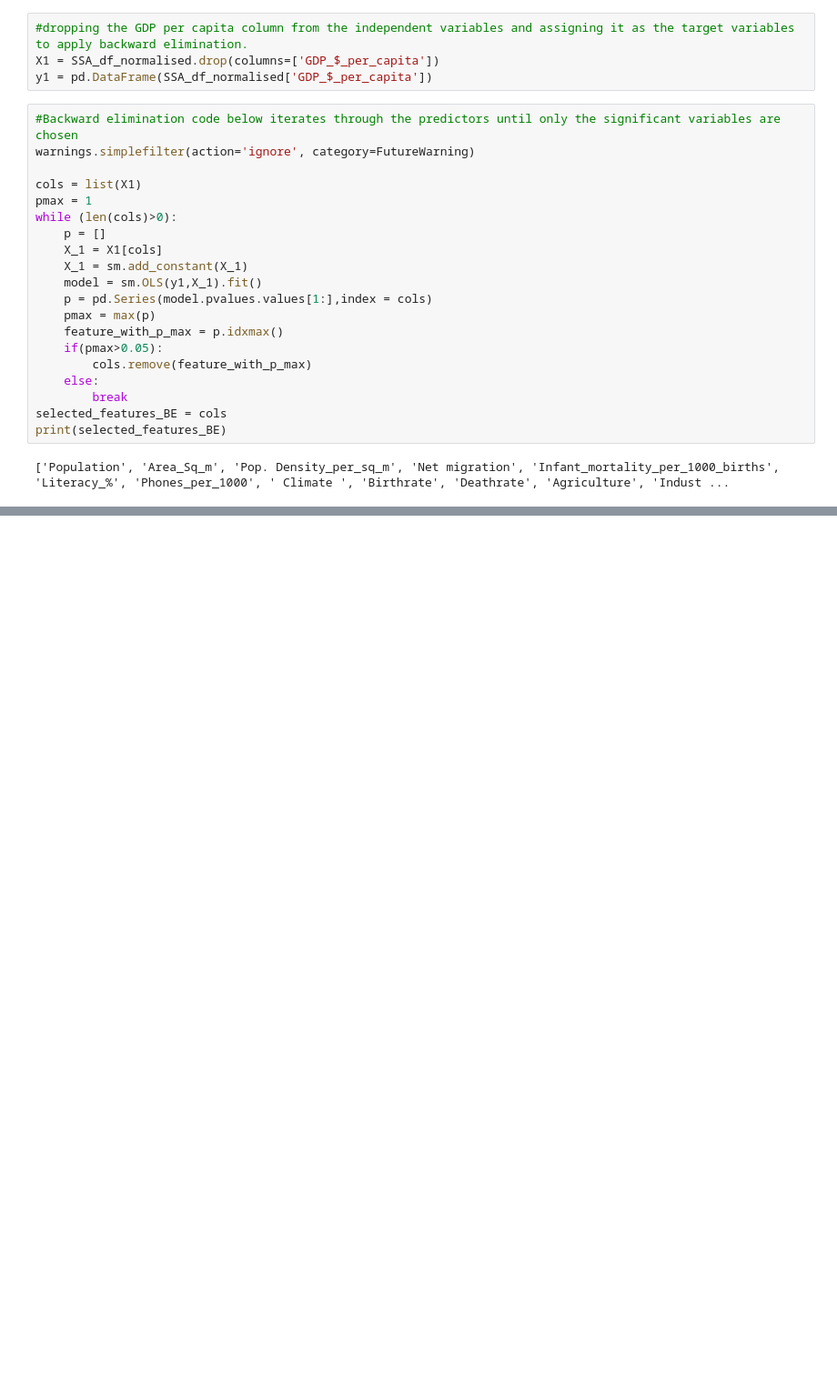
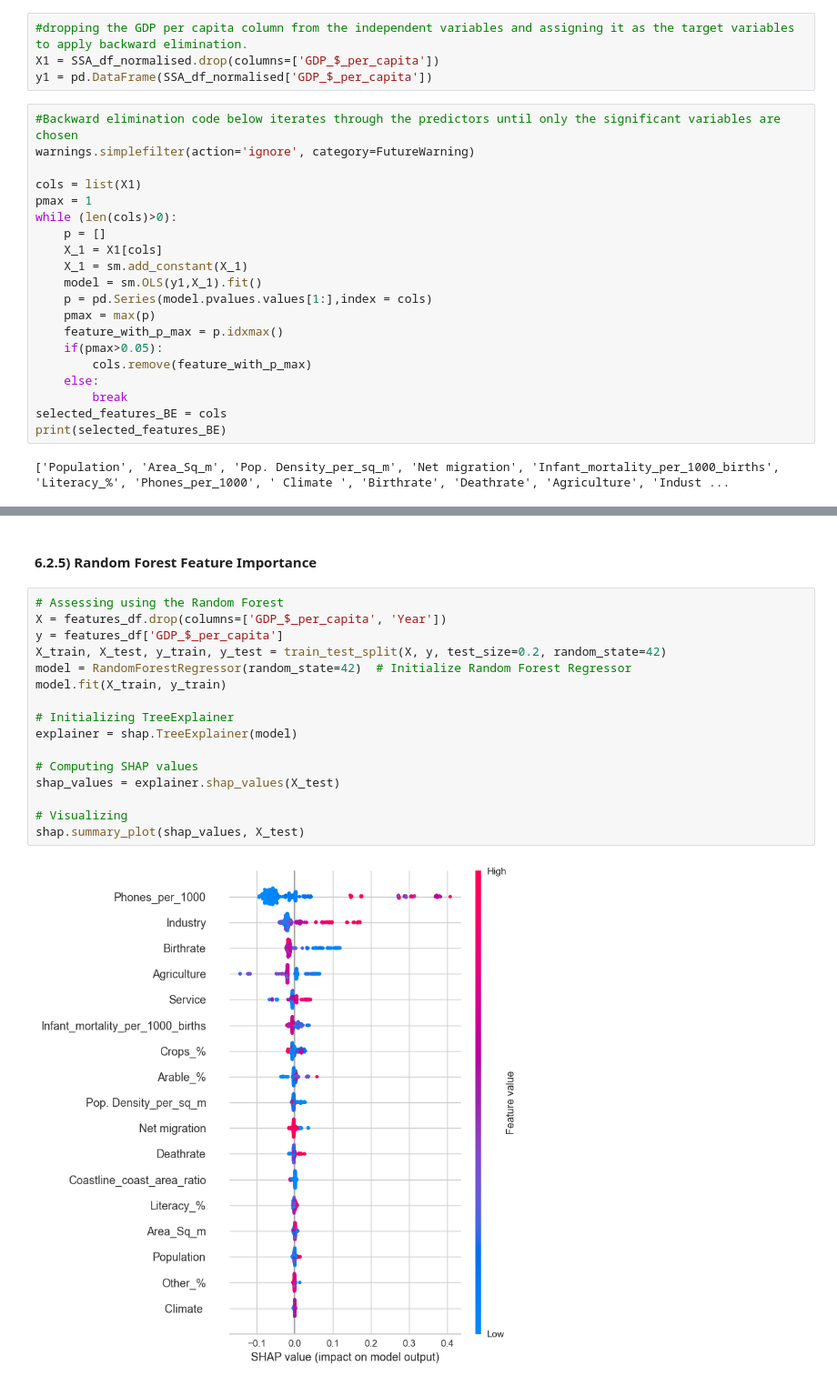
Before and after one commit to RoseWairimuK/GDP, a Jupyter notebook: gdp.ipynb, the cells around one changed output, grey strips where cells are left out. Shown at 91% size. Drawn from its saved outputs; the diff is of its cells as text; blank space fills up the shorter version.

```diff
--- a/gdp.ipynb
+++ b/gdp.ipynb
@@ -1254,0 +1111,20 @@ The project has confirmed that machine learning can be used to investigate the p
+# %% [markdown]
+####  **6.2.5) Random Forest Feature Importance**
+# %%
+# Assessing using the Random Forest
+X = features_df.drop(columns=['GDP_$_per_capita', 'Year'])
+y = features_df['GDP_$_per_capita']
+X_train, X_test, y_train, y_test = train_test_split(X, y, test_size=0.2, random_state=42)
+model = RandomForestRegressor(random_state=42)  # Initialize Random Forest Regressor
+model.fit(X_train, y_train)
+
+# Initializing TreeExplainer
+explainer = shap.TreeExplainer(model)
+
+# Computing SHAP values
+shap_values = explainer.shap_values(X_test)
+
+# Visualizing
+shap.summary_plot(shap_values, X_test)
+# %% [output]
+[figure, added]
```
Also changed, not shown: parts of 105 cells of this notebook, 1 other file.
